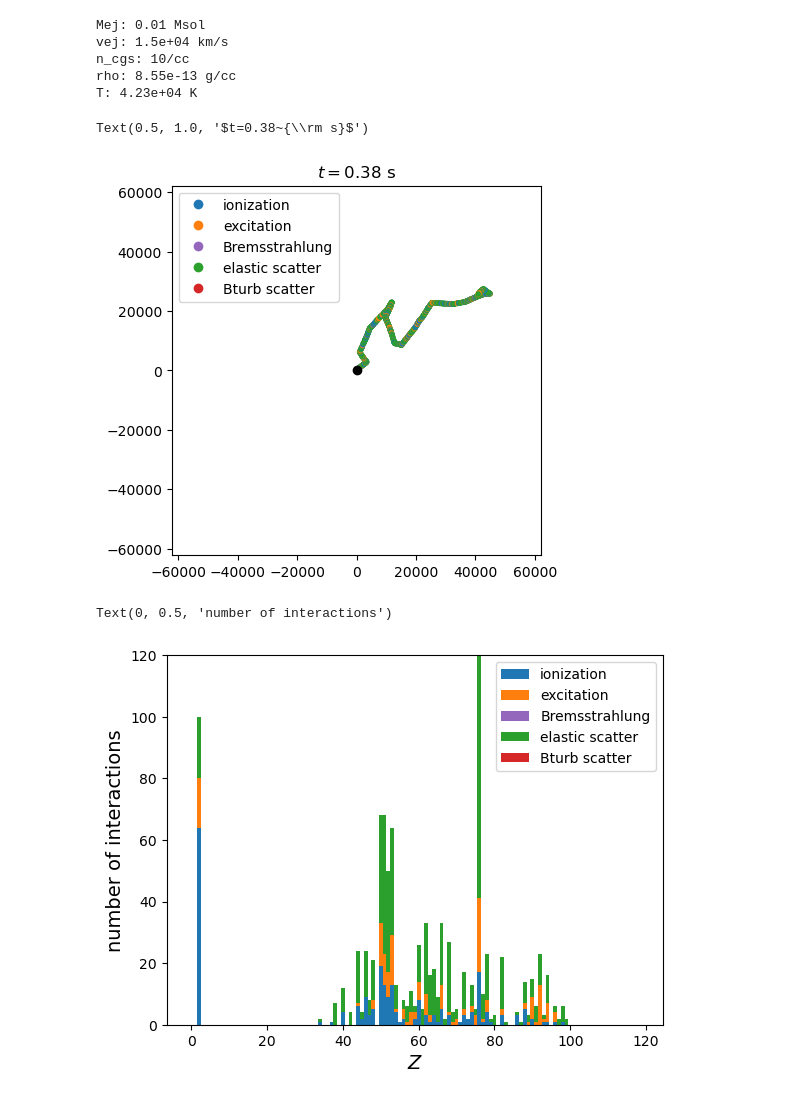
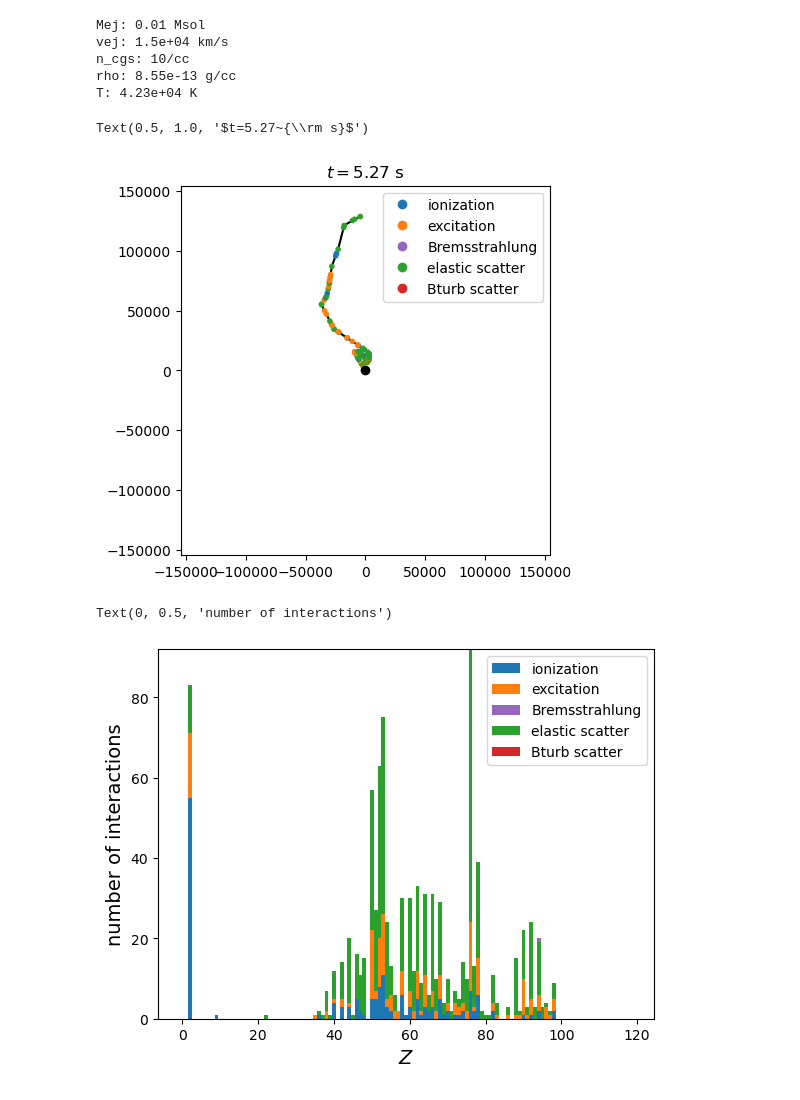
Before and after one commit to zandalman/thunderstorm, a Jupyter notebook: dev.ipynb, the cells around one changed output. Drawn from its saved outputs; the diff is of its cells as text; code cells hidden in the pictures.

```diff
--- a/dev.ipynb
+++ b/dev.ipynb
@@ -91,9 +91,9 @@ n_cgs: 10/cc
 rho: 8.55e-13 g/cc
 T: 4.23e+04 K
 # %%
-sim = Sim(ener=1000000, rho=rho, do_iso=False)
+sim = Sim(ener=10000, rho=rho, do_iso=False)
 
-for Z in [52, 92]:#range(1, 99):
+for Z in range(1, 99):
 
     ab = data_rproc.ab_elem[idx_rproc, Z]
     if ab > 0:
@@ -104,7 +104,7 @@ for Z in [52, 92]:#range(1, 99):
 #sim.add_Bco(Bmag=1e2, Bhat=np.array([0, 1, 0]), method=2)
 # %%
 sim.reset()
-for i in range(1000):
+for i in range(100):
     sim.step()
 # %%
 evcat2num = {
@@ -116,11 +116,11 @@ evcat2num = {
 }
 
 x_list, y_list = np.array(sim.coord_list)[:, X], np.array(sim.coord_list)[:, Y]
-color_list = ['C%d'%evcat2num[sim.event_list[idx].cat] for idx in sim.idx_event_list]
+color_list = ['C%d'%evcat2num[cat] for cat in sim.ev_cat_list]
 
 plt.plot(0, 0, color='black', marker='o')
 plt.scatter(x_list/const.km, y_list/const.km, marker='.', c=color_list)
-plt.plot(x_list/const.km, y_list/const.km, color='black', zorder=-1)
+plt.plot(np.concatenate(([0], x_list))/const.km, np.concatenate(([0], y_list))/const.km, color='black', zorder=-1)
 
 rmax = np.max(np.sqrt(x_list**2+y_list**2))/const.km
 plt.xlim(-1.2*rmax, 1.2*rmax)
@@ -133,24 +133,24 @@ plt.legend(handles=cust_lines)
 
 plt.title(r'$t=%.2f~{\rm s}$'%sim.time)
 # %% [output]
-Text(0.5, 1.0, '$t=0.38~{\\rm s}$')
+Text(0.5, 1.0, '$t=5.27~{\\rm s}$')
-[figure, old version]
+[figure, new version]
 # %%
 ncat = 5
 ev_hist = np.zeros((ncat, Zmax+1), dtype=int)
 
-for idx in sim.idx_event_list:
-    ev_hist[evcat2num[sim.event_list[idx].cat], sim.event_list[idx].spec] += 1
+for cat, Z in zip(sim.ev_cat_list, sim.ev_Z_list):
+    ev_hist[evcat2num[cat], Z] += 1
 
 for i in range(ncat):
     ev_hist_cum = np.sum(ev_hist[:i], axis=0)
     plt.bar(np.arange(Zmax+1), ev_hist[i], width=1, bottom=ev_hist_cum);
 
 cust_lines = [Patch(facecolor='C%d'%num, label=label) for (label, num) in evcat2num.items()]
 plt.legend(handles=cust_lines)
 
 plt.xlabel(r'$Z$', fontsize=14)
 plt.ylabel(r'number of interactions', fontsize=14)
 # %% [output]
 Text(0, 0.5, 'number of interactions')
-[figure, old version]
+[figure, new version]
```
Also changed, not shown: parts of 3 cells of this notebook, 3 other files.
